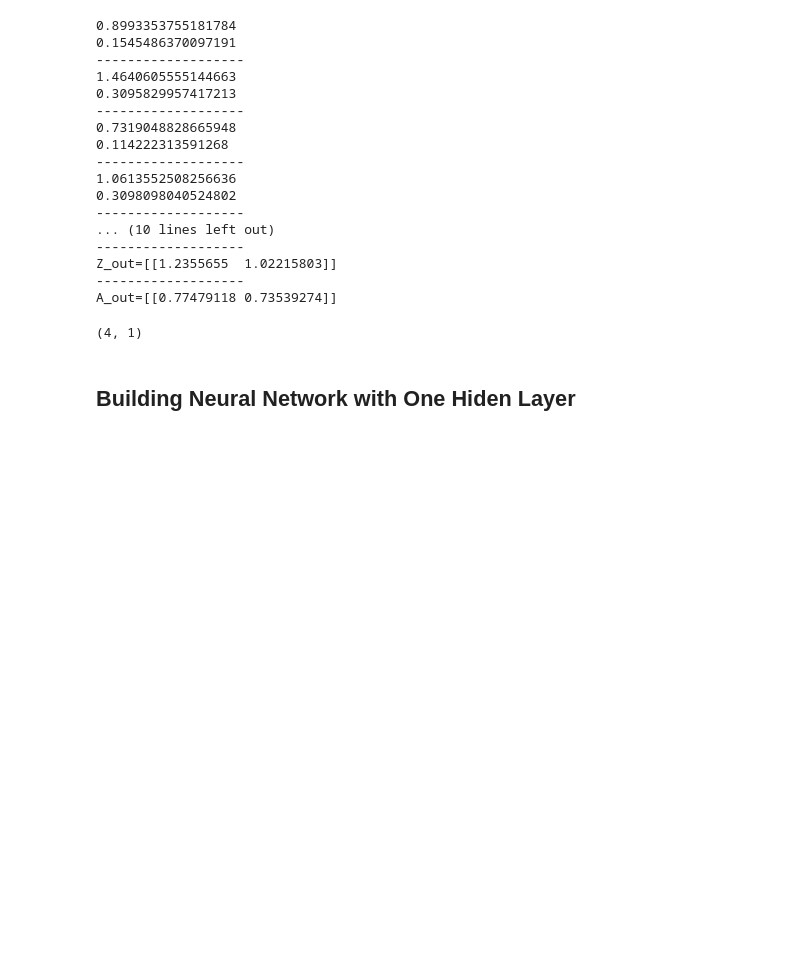
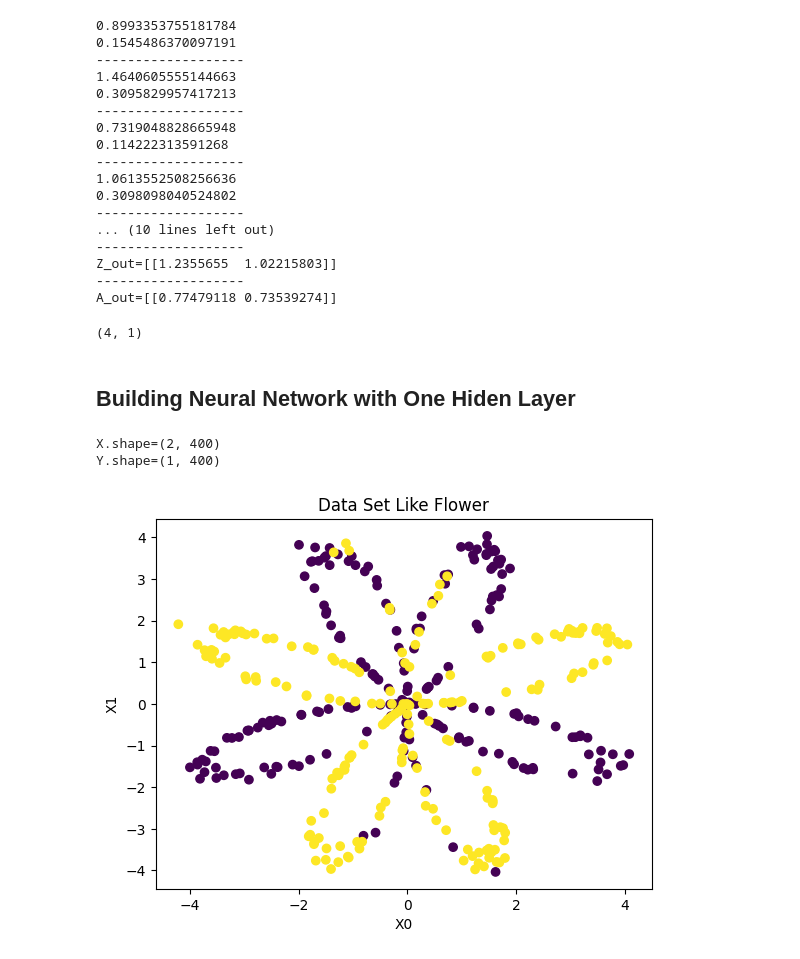
Before and after one commit to Elma-dev/Deep_Learning_Specialization, a Jupyter notebook: Deep_Learning_Specialization.ipynb, the cells around one changed output. Cells and saved outputs as stored; diff of their text form; code cells hidden in the pictures; blank space fills up the shorter version.

```diff
--- a/Deep_Learning_Specialization.ipynb
+++ b/Deep_Learning_Specialization.ipynb
@@ -375,0 +379,16 @@ B.shape
+# %%
+X,Y=load_planar_dataset()
+# %%
+print(f'X.shape={X.shape}')
+print(f'Y.shape={Y.shape}')
+# %% [output]
+X.shape=(2, 400)
+Y.shape=(1, 400)
+# %%
+plt.scatter(X[0,:],X[1,:],c=Y)
+plt.xlabel("X0")
+plt.ylabel("X1")
+plt.title("Data Set Like Flower")
+plt.show()
+# %% [output]
+[figure, added]
```
Also changed, not shown: parts of 21 cells of this notebook.
